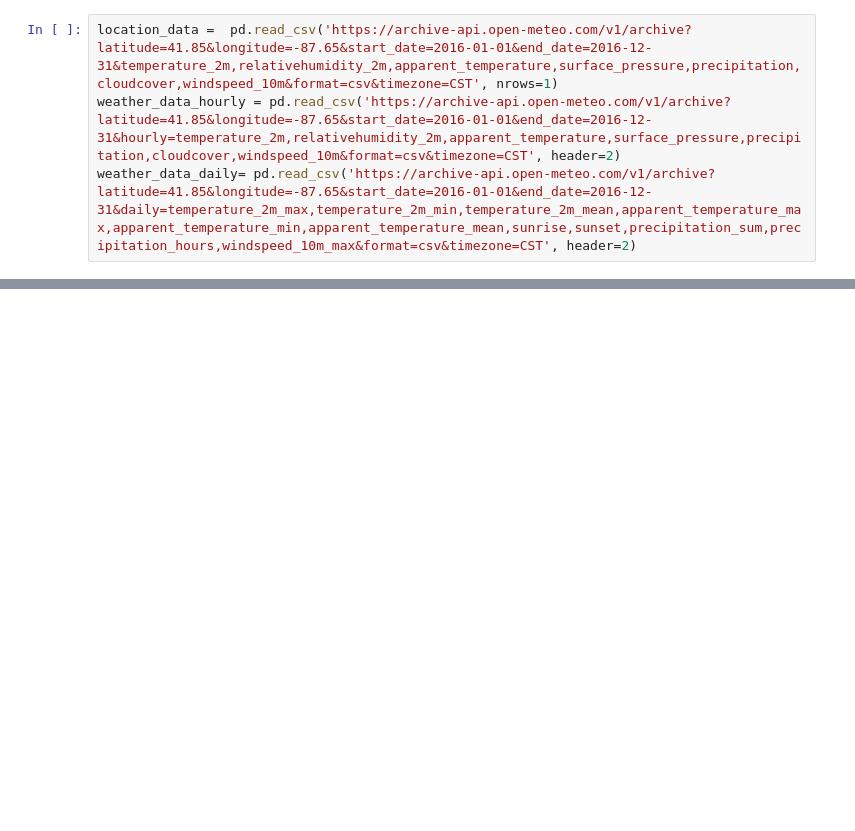
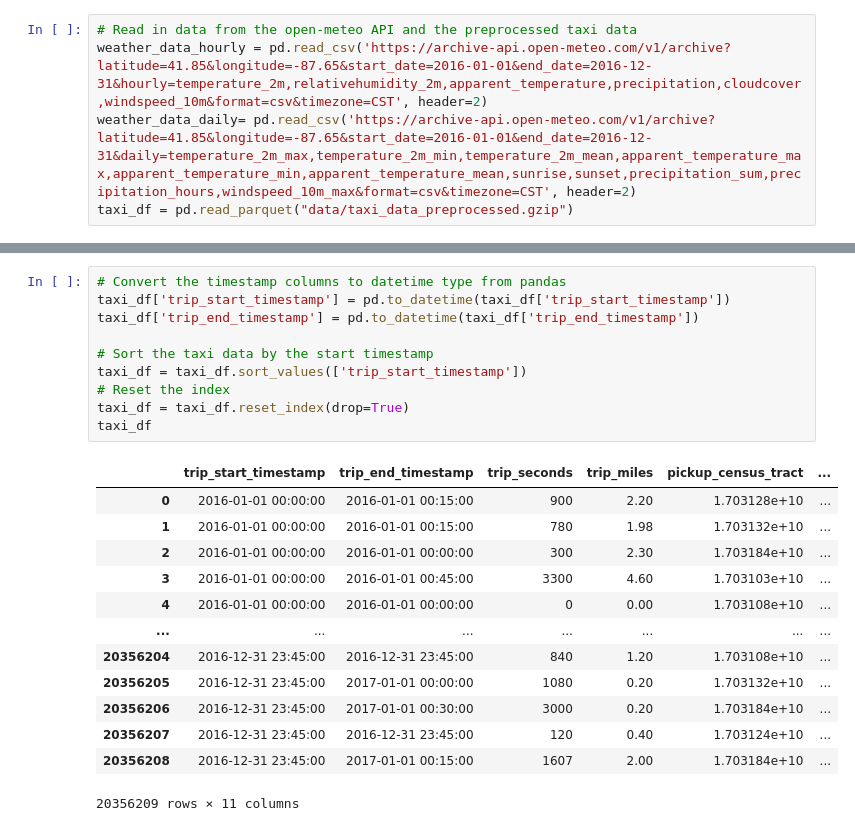
Before and after one commit to yassinehammou27/AAA_intentionally_blank, a Jupyter notebook: prep.ipynb, the cells around one changed output, grey strips where cells are left out. Drawn from its saved outputs; the diff is of its cells as text; blank space fills up the shorter version.

```diff
--- a/prep.ipynb
+++ b/prep.ipynb
@@ -11,4 +20,5 @@ API taken from the Open-Meteo Historical Weather API. For further details and th
 # %%
-location_data =  pd.read_csv('https://archive-api.open-meteo.com/v1/archive?latitude=41.85&longitude=-87.65&start_date=2016-01-01&end_date=2016-12-31&temperature_2m,relativehumidity_2m,apparent_temperature,surface_pressure,precipitation,cloudcover,windspeed_10m&format=csv&timezone=CST', nrows=1)
-weather_data_hourly = pd.read_csv('https://archive-api.open-meteo.com/v1/archive?latitude=41.85&longitude=-87.65&start_date=2016-01-01&end_date=2016-12-31&hourly=temperature_2m,relativehumidity_2m,apparent_temperature,surface_pressure,precipitation,cloudcover,windspeed_10m&format=csv&timezone=CST', header=2)
+# Read in data from the open-meteo API and the preprocessed taxi data
+weather_data_hourly = pd.read_csv('https://archive-api.open-meteo.com/v1/archive?latitude=41.85&longitude=-87.65&start_date=2016-01-01&end_date=2016-12-31&hourly=temperature_2m,relativehumidity_2m,apparent_temperature,precipitation,cloudcover,windspeed_10m&format=csv&timezone=CST', header=2)
 weather_data_daily= pd.read_csv('https://archive-api.open-meteo.com/v1/archive?latitude=41.85&longitude=-87.65&start_date=2016-01-01&end_date=2016-12-31&daily=temperature_2m_max,temperature_2m_min,temperature_2m_mean,apparent_temperature_max,apparent_temperature_min,apparent_temperature_mean,sunrise,sunset,precipitation_sum,precipitation_hours,windspeed_10m_max&format=csv&timezone=CST', header=2)
+taxi_df = pd.read_parquet("data/taxi_data_preprocessed.gzip")
@@ -55,0 +46,24 @@ location_data
+# %%
+# Convert the timestamp columns to datetime type from pandas
+taxi_df['trip_start_timestamp'] = pd.to_datetime(taxi_df['trip_start_timestamp'])
+taxi_df['trip_end_timestamp'] = pd.to_datetime(taxi_df['trip_end_timestamp'])
+
+# Sort the taxi data by the start timestamp
+taxi_df = taxi_df.sort_values(['trip_start_timestamp'])
+# Reset the index
+taxi_df = taxi_df.reset_index(drop=True)
+taxi_df
+# %% [output]
+|  | trip_start_timestamp | trip_end_timestamp | trip_seconds | trip_miles | pickup_census_tract | ... |
+| 0 | 2016-01-01 00:00:00 | 2016-01-01 00:15:00 | 900 | 2.20 | 1.703128e+10 | ... |
+| 1 | 2016-01-01 00:00:00 | 2016-01-01 00:15:00 | 780 | 1.98 | 1.703132e+10 | ... |
+| 2 | 2016-01-01 00:00:00 | 2016-01-01 00:00:00 | 300 | 2.30 | 1.703184e+10 | ... |
+| 3 | 2016-01-01 00:00:00 | 2016-01-01 00:45:00 | 3300 | 4.60 | 1.703103e+10 | ... |
+| 4 | 2016-01-01 00:00:00 | 2016-01-01 00:00:00 | 0 | 0.00 | 1.703108e+10 | ... |
+| ... | ... | ... | ... | ... | ... | ... |
+| 20356204 | 2016-12-31 23:45:00 | 2016-12-31 23:45:00 | 840 | 1.20 | 1.703108e+10 | ... |
+| 20356205 | 2016-12-31 23:45:00 | 2017-01-01 00:00:00 | 1080 | 0.20 | 1.703132e+10 | ... |
+| 20356206 | 2016-12-31 23:45:00 | 2017-01-01 00:30:00 | 3000 | 0.20 | 1.703184e+10 | ... |
+| 20356207 | 2016-12-31 23:45:00 | 2016-12-31 23:45:00 | 120 | 0.40 | 1.703124e+10 | ... |
+| 20356208 | 2016-12-31 23:45:00 | 2017-01-01 00:15:00 | 1607 | 2.00 | 1.703184e+10 | ... |
+20356209 rows × 11 columns
```
Also changed, not shown: parts of 29 cells of this notebook, 5 other files.
